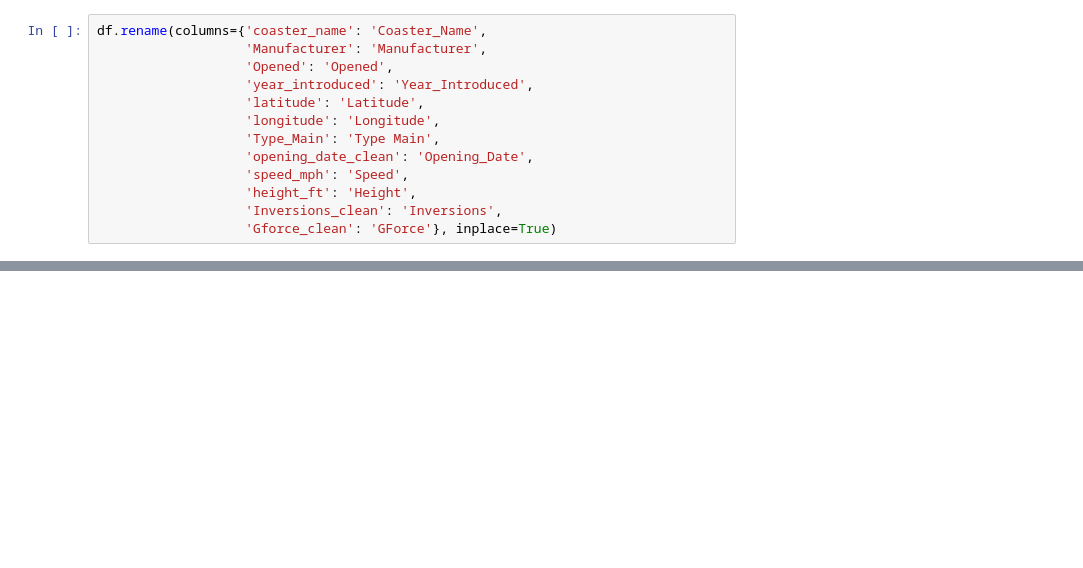
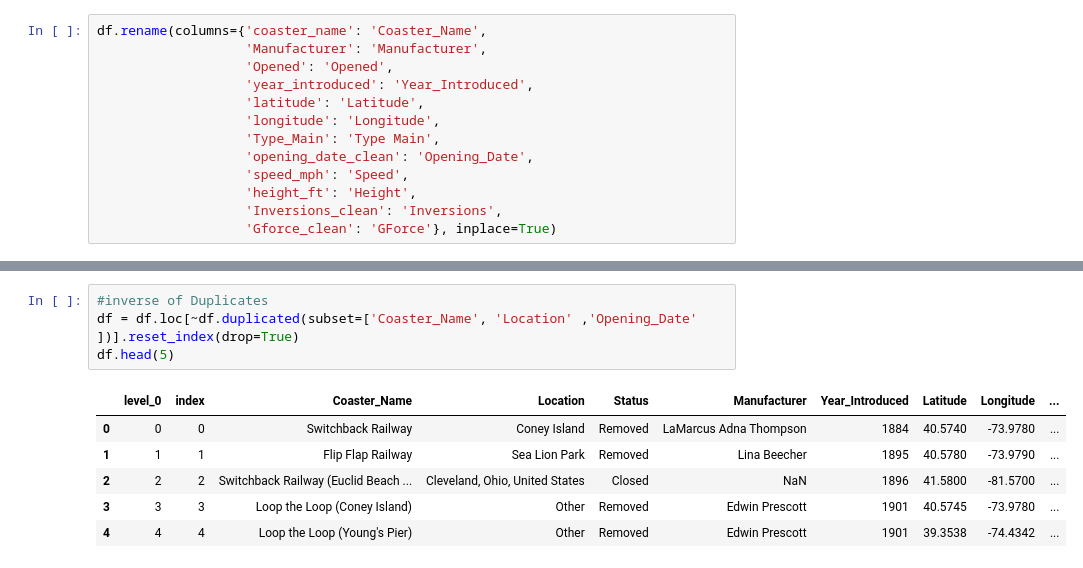
Before and after one commit to ronnin796/Exploratory_Data_Analysis, a Jupyter notebook: roaller_coaster.ipynb, the cells around one changed output, grey strips where cells are left out. Saved outputs shown, nothing was run; the diff lists cells and outputs as text; blank space fills up the shorter version.

```diff
--- a/roaller_coaster.ipynb
+++ b/roaller_coaster.ipynb
@@ -71,0 +89,11 @@ Length: 1087, dtype: bool
+# %%
+#inverse of Duplicates
+df = df.loc[~df.duplicated(subset=['Coaster_Name', 'Location' ,'Opening_Date' ])].reset_index(drop=True)
+df.head(5)
+# %% [output]
+|  | level_0 | index | Coaster_Name | Location | Status | Manufacturer | Year_Introduced | Latitude | Longitude | ... |
+| 0 | 0 | 0 | Switchback Railway | Coney Island | Removed | LaMarcus Adna Thompson | 1884 | 40.5740 | -73.9780 | ... |
+| 1 | 1 | 1 | Flip Flap Railway | Sea Lion Park | Removed | Lina Beecher | 1895 | 40.5780 | -73.9790 | ... |
+| 2 | 2 | 2 | Switchback Railway (Euclid Beach ... | Cleveland, Ohio, United States | Closed | NaN | 1896 | 41.5800 | -81.5700 | ... |
+| 3 | 3 | 3 | Loop the Loop (Coney Island) | Other | Removed | Edwin Prescott | 1901 | 40.5745 | -73.9780 | ... |
+| 4 | 4 | 4 | Loop the Loop (Young's Pier) | Other | Removed | Edwin Prescott | 1901 | 39.3538 | -74.4342 | ... |
```
Also changed, not shown: parts of 7 cells of this notebook, 1 other file.
